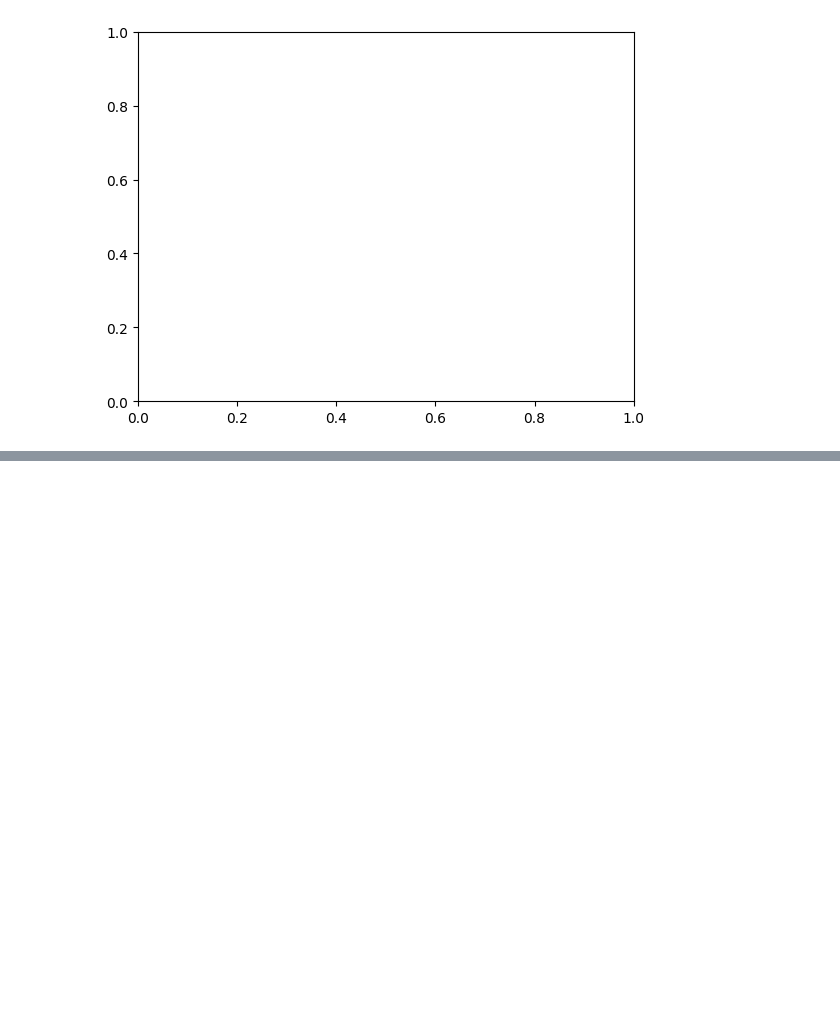
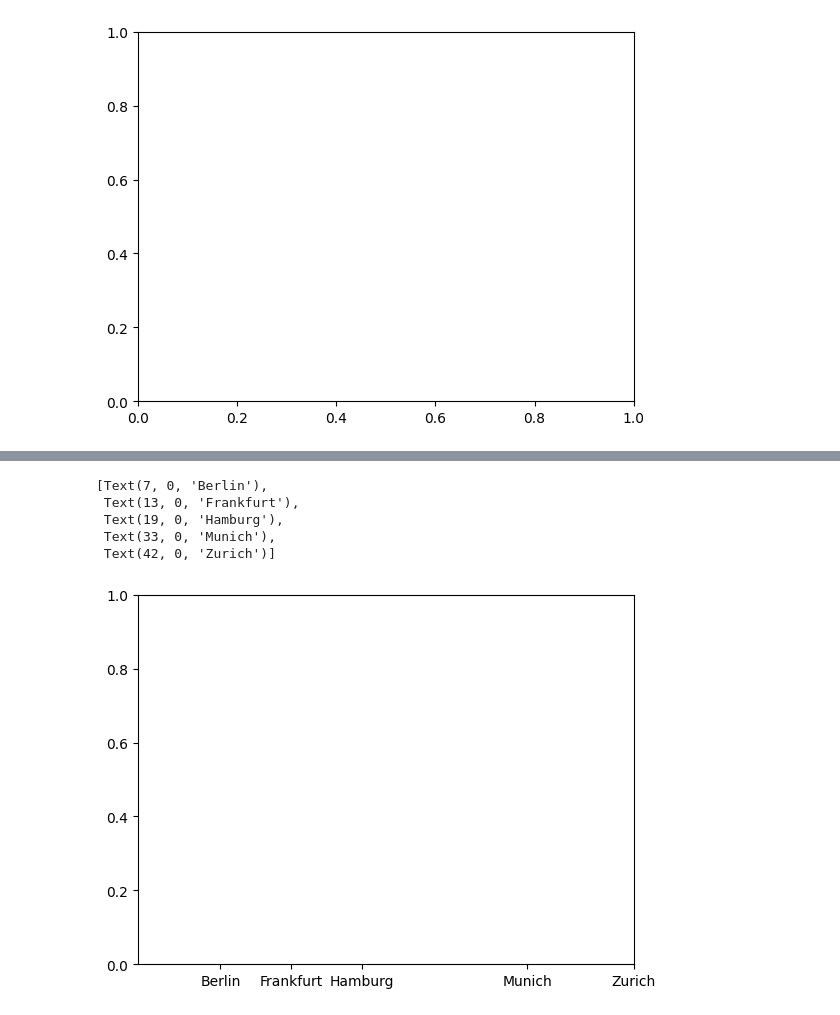
Before and after one commit to VadivelR/mycode, a Jupyter notebook: graphing/annotating-graphs/matplotlibgraphing.ipynb, the cells around one changed output, grey strips where cells are left out. Drawn from its saved outputs; the diff is of its cells as text; code cells hidden in the pictures; blank space fills up the shorter version.

```diff
--- a/graphing/annotating-graphs/matplotlibgraphing.ipynb
+++ b/graphing/annotating-graphs/matplotlibgraphing.ipynb
@@ -54,0 +66,12 @@ Text(0, 0, '')
+# %%
+fig, ax = plt.subplots()
+
+ax.set_xticks([7, 13, 19, 33, 42])
+ax.set_xticklabels(['Berlin', 'Frankfurt', 'Hamburg', 'Munich', 'Zurich'])
+# %% [output]
+[Text(7, 0, 'Berlin'),
+ Text(13, 0, 'Frankfurt'),
+ Text(19, 0, 'Hamburg'),
+ Text(33, 0, 'Munich'),
+ Text(42, 0, 'Zurich')]
+[figure, added]
```
Also changed, not shown: parts of 5 cells of this notebook, 3 other files.
